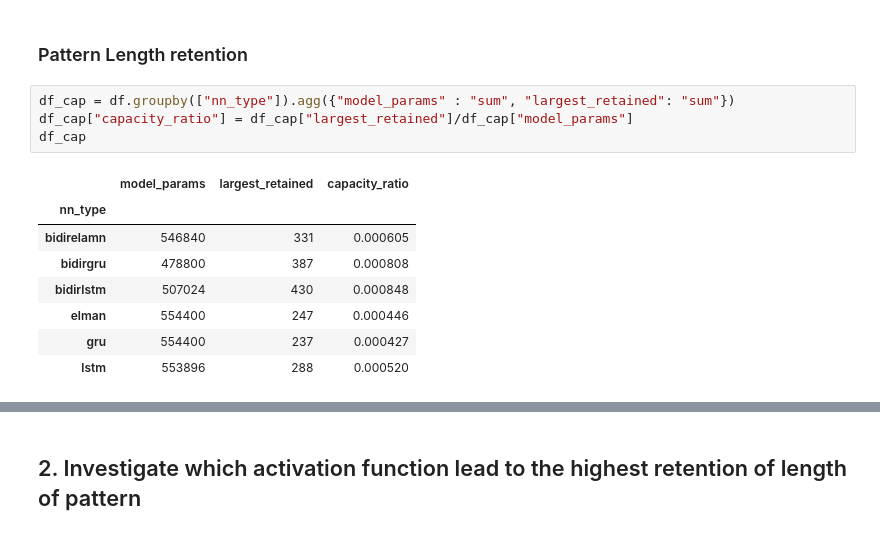
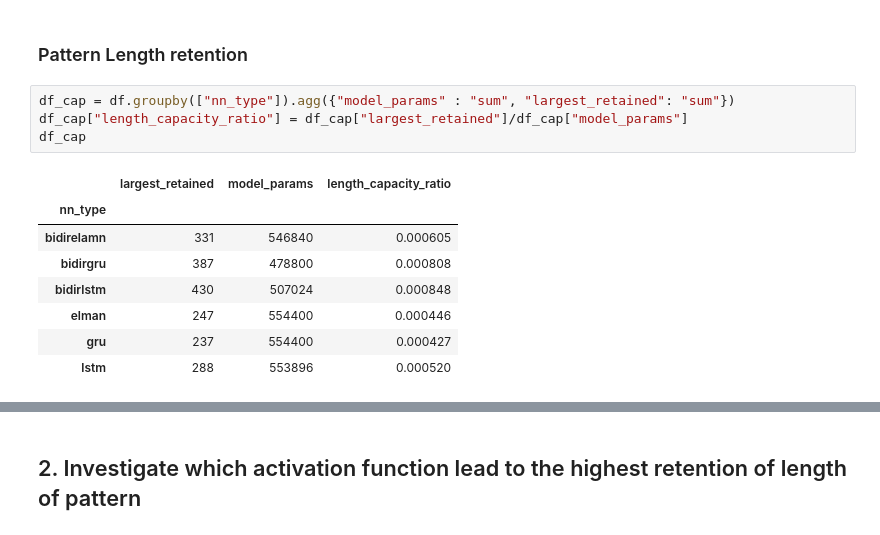
Before and after one commit to thesneakysneak/memory_capacity_retention_rnns, a Jupyter notebook: Notebooks/ExperimentV2/ExperimentAnalysisSequenceLengthV2.ipynb, the cells around one changed output, grey strips where cells are left out. Drawn from its saved outputs; the diff is of its cells as text.

```diff
--- a/Notebooks/ExperimentV2/ExperimentAnalysisSequenceLengthV2.ipynb
+++ b/Notebooks/ExperimentV2/ExperimentAnalysisSequenceLengthV2.ipynb
@@ -191,14 +291,14 @@ Pearson Correlation Between Length of Patterns length and Number of Network Para
 ### Pattern Length retention
 # %%
 df_cap = df.groupby(["nn_type"]).agg({"model_params" : "sum", "largest_retained": "sum"})
-df_cap["capacity_ratio"] = df_cap["largest_retained"]/df_cap["model_params"]
+df_cap["length_capacity_ratio"] = df_cap["largest_retained"]/df_cap["model_params"]
 df_cap
 # %% [output]
-|  | model_params | largest_retained | capacity_ratio |
+|  | largest_retained | model_params | length_capacity_ratio |
 | nn_type |  |  |  |
-| bidirelamn | 546840 | 331 | 0.000605 |
-| bidirgru | 478800 | 387 | 0.000808 |
-| bidirlstm | 507024 | 430 | 0.000848 |
-| elman | 554400 | 247 | 0.000446 |
-| gru | 554400 | 237 | 0.000427 |
-| lstm | 553896 | 288 | 0.000520 |
+| bidirelamn | 331 | 546840 | 0.000605 |
+| bidirgru | 387 | 478800 | 0.000808 |
+| bidirlstm | 430 | 507024 | 0.000848 |
+| elman | 247 | 554400 | 0.000446 |
+| gru | 237 | 554400 | 0.000427 |
+| lstm | 288 | 553896 | 0.000520 |
```
Also changed, not shown: parts of 22 cells of this notebook, 4 other files.
